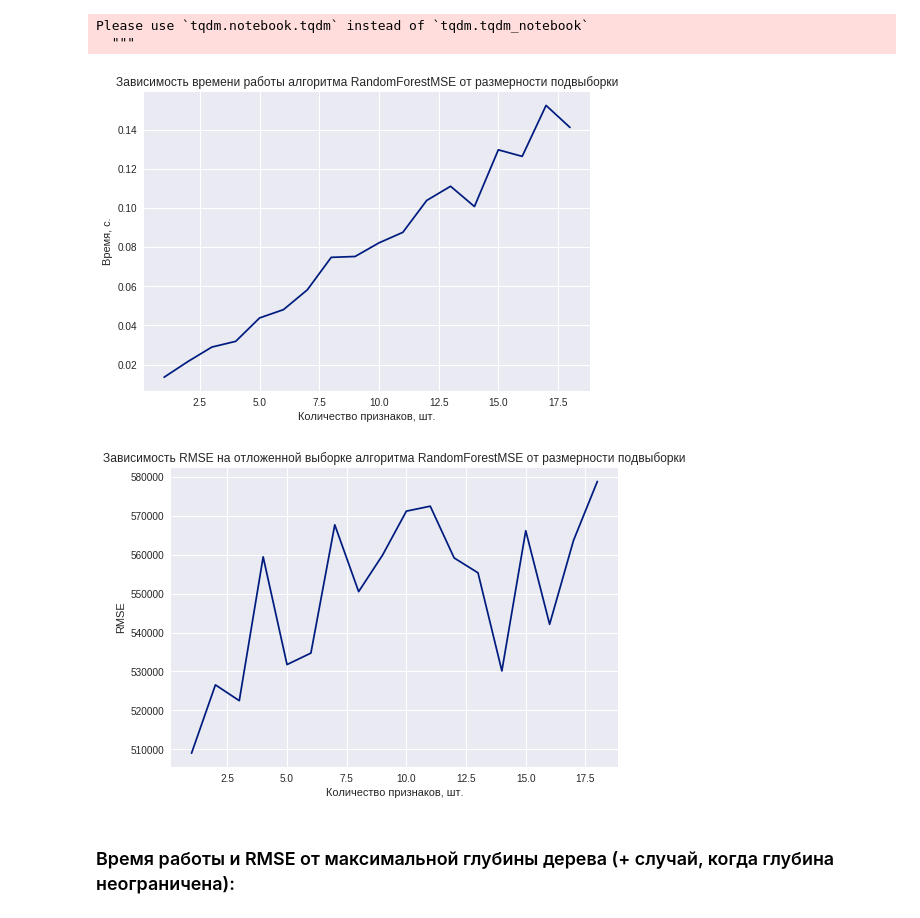
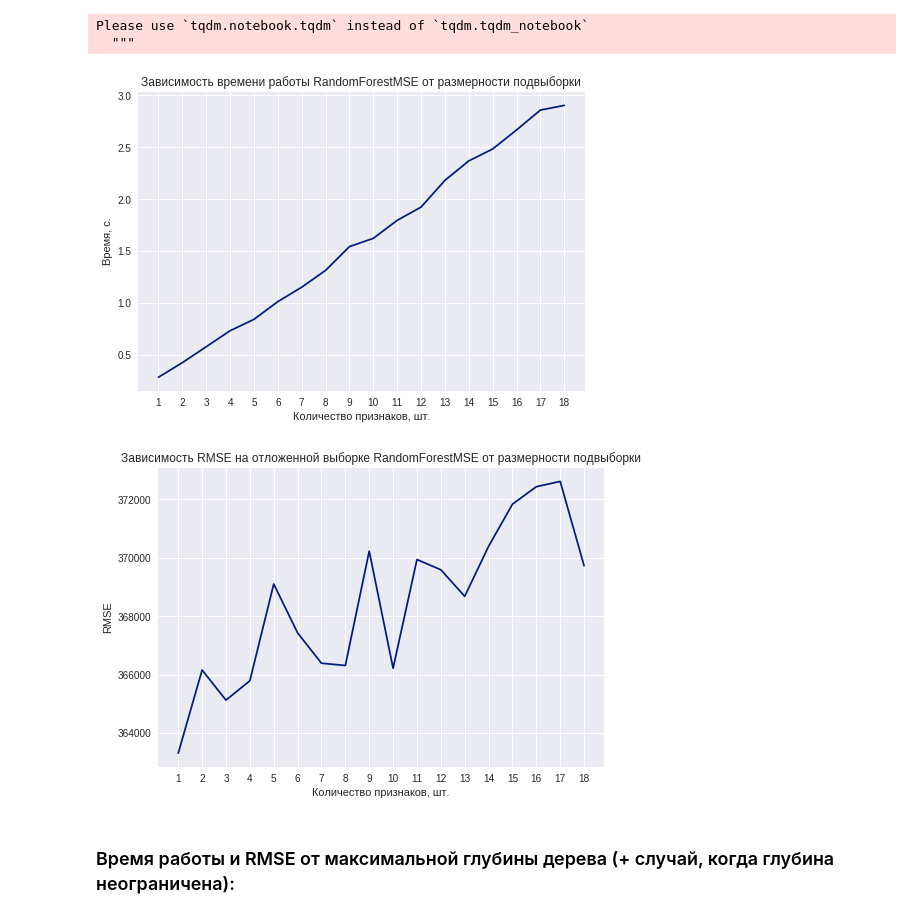
Before and after one commit to paniquex/ML_DS_practice, a Jupyter notebook: PRACTICUM/LAB_07/Experiments.ipynb, the cells around one changed output. Saved outputs shown, nothing was run; the diff lists cells and outputs as text; code cells hidden in the pictures.

Commit message:
LAB3(07) about ensembles was done!

```diff
--- a/PRACTICUM/LAB_07/Experiments.ipynb
+++ b/PRACTICUM/LAB_07/Experiments.ipynb
@@ -32,7 +32,7 @@ X_train, X_test, y_train, y_test = train_test_split(train_data.values, target.va
 # %%
 from tqdm import tqdm_notebook
 
-n_estimators_list = np.arange(100)
+n_estimators_list = np.arange(1, 250, 5)
 randf_n_estim_stat = {'time': [], 'rmse': [], 'n_estimators': []}
 
 
@@ -86,7 +86,7 @@ randf_feat_stat = {'time': [], 'rmse': [], 'feature_subsample_size': []}
 
 for feature_subsample_size in tqdm_notebook(feature_subsample_size_list):
     start_time = time.time()
-    rand_forest = ensembles.RandomForestMSE(n_estimators=1, feature_subsample_size=feature_subsample_size)
+    rand_forest = ensembles.RandomForestMSE(n_estimators=20, feature_subsample_size=feature_subsample_size)
     rand_forest.fit(X_train, y_train)
     preds = rand_forest.predict(X_test)
     randf_feat_stat['time'].append(time.time() - start_time)
@@ -96,23 +96,25 @@ for feature_subsample_size in tqdm_notebook(feature_subsample_size_list):
 Please use `tqdm.notebook.tqdm` instead of `tqdm.tqdm_notebook`
   """
 # %%
+plt.xticks(randf_feat_stat['feature_subsample_size'])
 plot_graphs(randf_feat_stat['feature_subsample_size'],
             randf_feat_stat['time'],
-            title='Зависимость времени работы алгоритма RandomForestMSE от размерности подвыборки',
+            title='Зависимость времени работы RandomForestMSE от размерности подвыборки',
             xlabel='Количество признаков, шт.',
             ylabel='Время, с.',
             output_file_name='exp3.pdf')
 # %% [output]
-[figure, old version]
+[figure, new version]
 # %%
+plt.xticks(randf_feat_stat['feature_subsample_size'])
 plot_graphs(randf_feat_stat['feature_subsample_size'],
             randf_feat_stat['rmse'],
-            title='Зависимость RMSE на отложенной выборке алгоритма RandomForestMSE от размерности подвыборки',
+            title='Зависимость RMSE на отложенной выборке RandomForestMSE от размерности подвыборки',
             xlabel='Количество признаков, шт.',
             ylabel='RMSE',
             output_file_name='exp4.pdf')
 # %% [output]
-[figure, old version]
+[figure, new version]
 # %% [markdown]
 ### Время работы и RMSE от максимальной глубины дерева (+ случай, когда глубина неограничена):
 # %%
```
Also changed, not shown: parts of 18 cells of this notebook, 1 other file.
